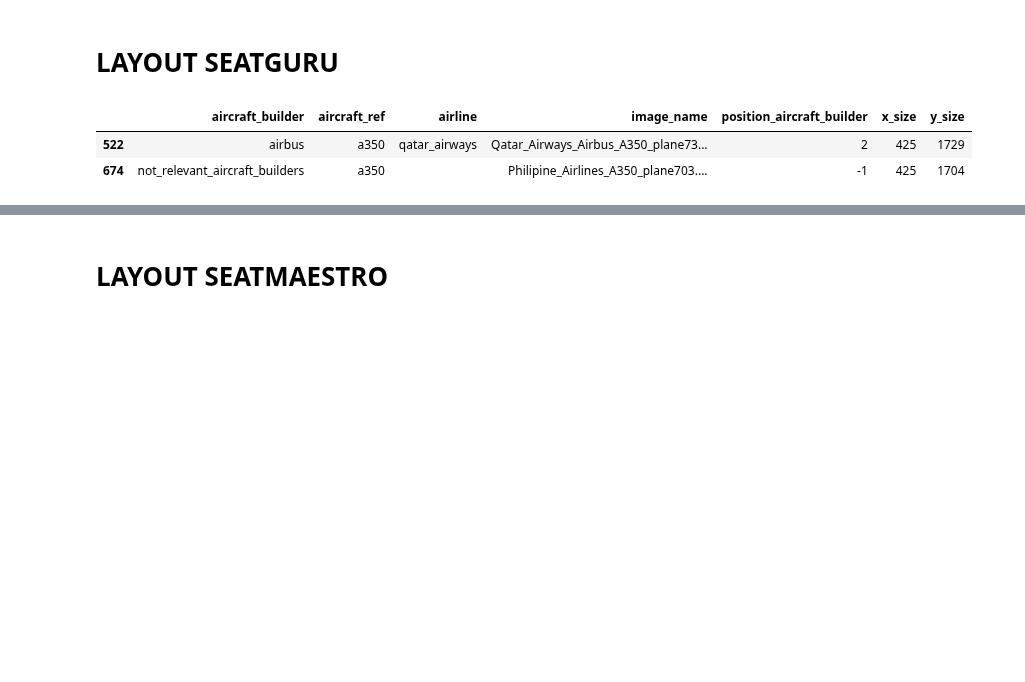
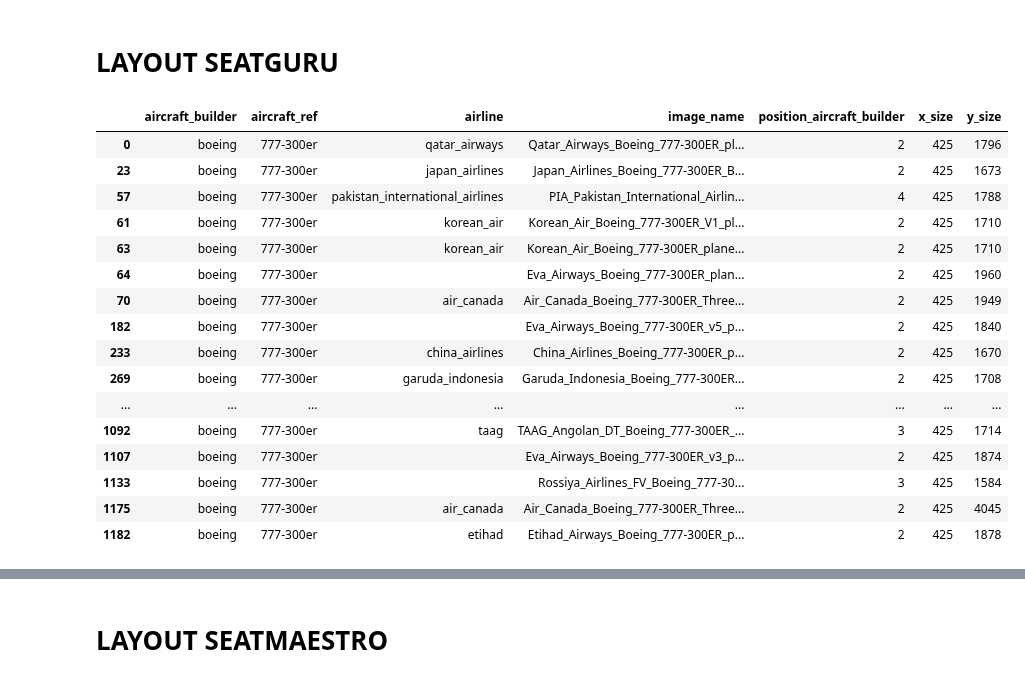
Before and after one commit to vincentnam/ProjetInterpromo2020G8, a Jupyter notebook: William_Azzouza_notebook.ipynb, the cells around one changed output, grey strips where cells are left out. Cells and saved outputs as stored; diff of their text form; code cells hidden in the pictures; blank space fills up the shorter version.

```diff
--- a/William_Azzouza_notebook.ipynb
+++ b/William_Azzouza_notebook.ipynb
@@ -118,7 +118,7 @@ def get_airline_aircraft_builder_pos(image_names, aircraft_builders, airlines, a
 
         dictio_airlines_aircraft_builders.append({
             'image_name': image_name,
-            'aircraft_builder': '',
+            'aircraft_builder': 'not_relevant_aircraft_builders',
             'position_aircraft_builder': -1,
             'airline': '',
             'aircraft_ref': [],
@@ -127,8 +127,7 @@ def get_airline_aircraft_builder_pos(image_names, aircraft_builders, airlines, a
         })
 
         last_el = len(dictio_airlines_aircraft_builders) - 1
-        # initiliase position
-        position = -1
+
         # a little pre-process to clean-up image name
         img_inf = image_name.lower().split('.')[0].split(pattern)
 
@@ -137,11 +136,8 @@ def get_airline_aircraft_builder_pos(image_names, aircraft_builders, airlines, a
                 # check if the image contains the aircraft builder
                 if a_builder == item:
                     # add the aircraft builder in the image name
-                    position = i
                     dictio_airlines_aircraft_builders[last_el]['aircraft_builder'] = a_builder
-
-        if position == -1: dictio_airlines_aircraft_builders[last_el]['aircraft_builder'] = 'not_relevant_aircraft_builders'
-        dictio_airlines_aircraft_builders[last_el]['position_aircraft_builder'] = position
+                    dictio_airlines_aircraft_builders[last_el]['position_aircraft_builder'] = i
 
         # add airlines deduce by the image name
         for airline in airlines:
@@ -150,8 +146,8 @@ def get_airline_aircraft_builder_pos(image_names, aircraft_builders, airlines, a
 
         # add aircraft_ref
         for a_ref in aircraft_ref:
-            if a_ref in  image_name.lower():
-                 dictio_airlines_aircraft_builders[last_el]['aircraft_ref'].append(a_ref)
+            if a_ref in image_name.lower():
+                dictio_airlines_aircraft_builders[last_el]['aircraft_ref'].append(a_ref)
         # take the longest str element in the list of ref
         dictio_airlines_aircraft_builders[last_el]['aircraft_ref'] = longestValue(dictio_airlines_aircraft_builders[last_el]['aircraft_ref'])
 
@@ -161,22 +157,36 @@ def get_airline_aircraft_builder_pos(image_names, aircraft_builders, airlines, a
 # %%
 def main_layout_seatguru(layout):
     images = [data_path + layout + img for img in os.listdir(data_path + layout)]
     IMAGE_NAMES = [img for img in os.listdir(data_path + layout)]
 
     relevant_aircraft_builders = get_relevant_aircraft_builders(IMAGE_NAMES)
     airlines = pd.read_csv(data_path + 'SEATGURU_INFO_AIRCRAFT.csv', sep=';')['Airline_name'].unique()
     airlines = [airline.replace('-','_') for airline in airlines]
 
     aircraft_ref = np.unique([a_type.lower() for a_type in pd.read_csv(data_path + 'SEATGURU_INFO_AIRCRAFT.csv', sep=';')['Aircraft_Type'].tolist()])
     aircraft_ref = np.unique([t for text in aircraft_ref  for t in text.split(' ') if hasNumbers(t)])
 
     dictio_airlines_aircraft_builders = get_airline_aircraft_builder_pos(IMAGE_NAMES, relevant_aircraft_builders, airlines, aircraft_ref, '_')
     return pd.DataFrame(dictio_airlines_aircraft_builders)
 
 layout = "LAYOUT_SEATGURU/"
 df_layout_seatguru = main_layout_seatguru(layout)
-df_layout_seatguru[df_layout_seatguru['aircraft_ref'] == 'a350']
+df_layout_seatguru[df_layout_seatguru['aircraft_ref'] == '777-300er']
 # %% [output]
 |  | aircraft_builder | aircraft_ref | airline | image_name | position_aircraft_builder | x_size | y_size |
-| 522 | airbus | a350 | qatar_airways | Qatar_Airways_Airbus_A350_plane73... | 2 | 425 | 1729 |
-| 674 | not_relevant_aircraft_builders | a350 |  | Philipine_Airlines_A350_plane703.... | -1 | 425 | 1704 |
+| 0 | boeing | 777-300er | qatar_airways | Qatar_Airways_Boeing_777-300ER_pl... | 2 | 425 | 1796 |
+| 23 | boeing | 777-300er | japan_airlines | Japan_Airlines_Boeing_777-300ER_B... | 2 | 425 | 1673 |
+| 57 | boeing | 777-300er | pakistan_international_airlines | PIA_Pakistan_International_Airlin... | 4 | 425 | 1788 |
+| 61 | boeing | 777-300er | korean_air | Korean_Air_Boeing_777-300ER_V1_pl... | 2 | 425 | 1710 |
+| 63 | boeing | 777-300er | korean_air | Korean_Air_Boeing_777-300ER_plane... | 2 | 425 | 1710 |
+| 64 | boeing | 777-300er |  | Eva_Airways_Boeing_777-300ER_plan... | 2 | 425 | 1960 |
+| 70 | boeing | 777-300er | air_canada | Air_Canada_Boeing_777-300ER_Three... | 2 | 425 | 1949 |
+| 182 | boeing | 777-300er |  | Eva_Airways_Boeing_777-300ER_v5_p... | 2 | 425 | 1840 |
+| 233 | boeing | 777-300er | china_airlines | China_Airlines_Boeing_777-300ER_p... | 2 | 425 | 1670 |
+| 269 | boeing | 777-300er | garuda_indonesia | Garuda_Indonesia_Boeing_777-300ER... | 2 | 425 | 1708 |
+| ... | ... | ... | ... | ... | ... | ... | ... |
+| 1092 | boeing | 777-300er | taag | TAAG_Angolan_DT_Boeing_777-300ER_... | 3 | 425 | 1714 |
+| 1107 | boeing | 777-300er |  | Eva_Airways_Boeing_777-300ER_v3_p... | 2 | 425 | 1874 |
+| 1133 | boeing | 777-300er |  | Rossiya_Airlines_FV_Boeing_777-30... | 3 | 425 | 1584 |
+| 1175 | boeing | 777-300er | air_canada | Air_Canada_Boeing_777-300ER_Three... | 2 | 425 | 4045 |
+| 1182 | boeing | 777-300er | etihad | Etihad_Airways_Boeing_777-300ER_p... | 2 | 425 | 1878 |
```
Also changed, not shown: parts of 7 cells of this notebook, 2 other files.
